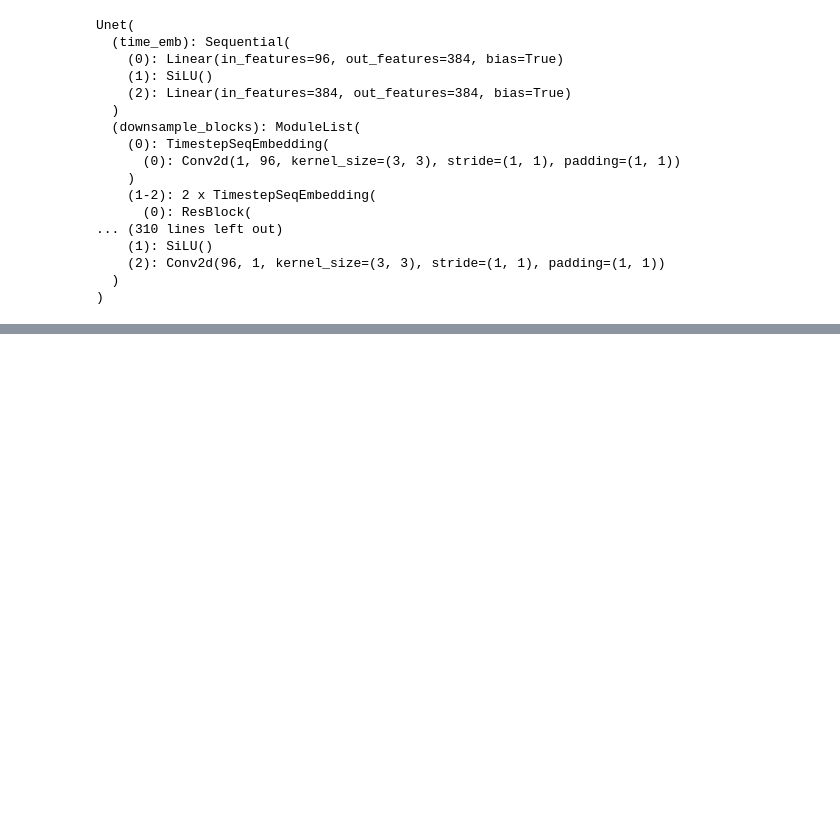
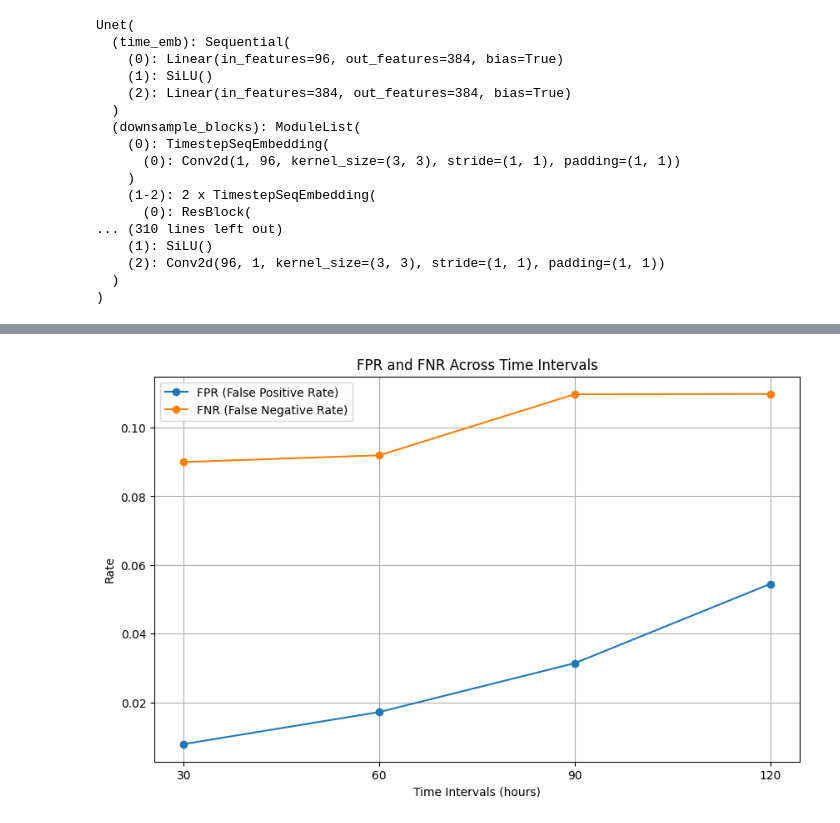
Before and after one commit to AnirbitGhosh/Msc-Project, a Jupyter notebook: src/evaluation/sequential_predictions.ipynb, the cells around one changed output, grey strips where cells are left out. Cells and saved outputs as stored; diff of their text form; code cells hidden in the pictures; blank space fills up the shorter version.

```diff
--- a/src/evaluation/sequential_predictions.ipynb
+++ b/src/evaluation/sequential_predictions.ipynb
@@ -321,0 +592,16 @@ IndexError: list index out of range
+# %%
+def plot_fpr_fnr(metrics_dict, time_intervals):
+    plt.figure(figsize=(10, 6))
+    plt.plot(time_intervals, metrics_dict['fpr'], marker='o', label='FPR (False Positive Rate)')
+    plt.plot(time_intervals, metrics_dict['fnr'], marker='o', label='FNR (False Negative Rate)')
+    plt.xlabel('Time Intervals (hours)')
+    plt.ylabel('Rate')
+    plt.title('FPR and FNR Across Time Intervals')
+    plt.xticks(time_intervals)
+    plt.legend()
+    plt.grid(True)
+    plt.show()
+
+plot_fpr_fnr(metrics_dict, time_intervals)
+# %% [output]
+[figure, added]
```
Also changed, not shown: parts of 13 cells of this notebook, 19 other files.
